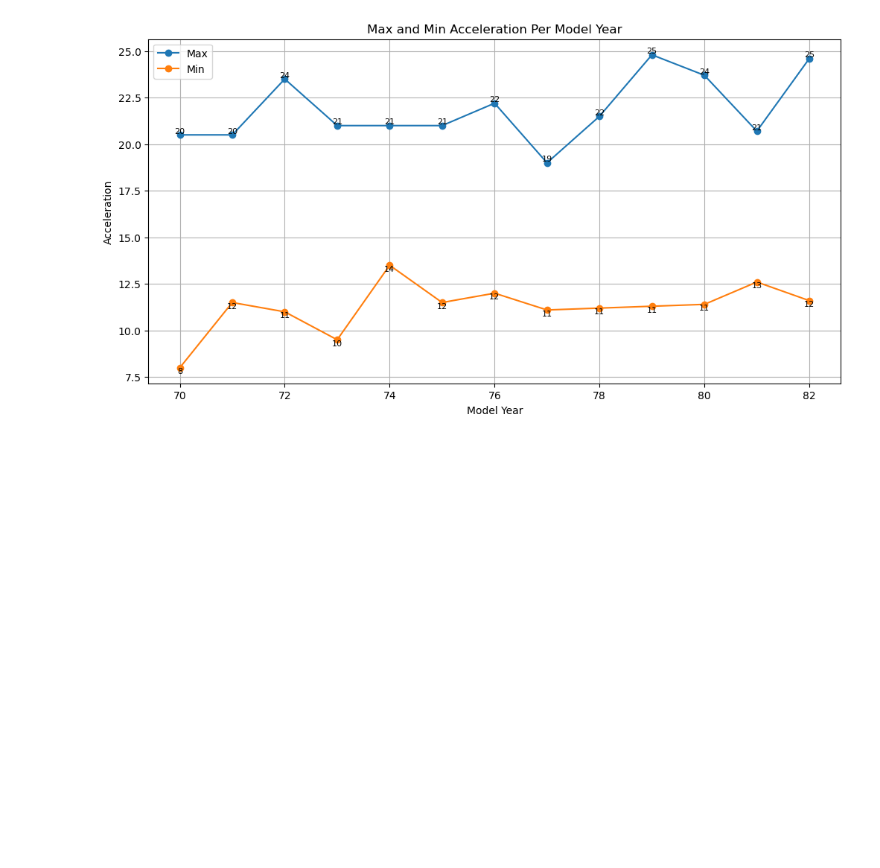
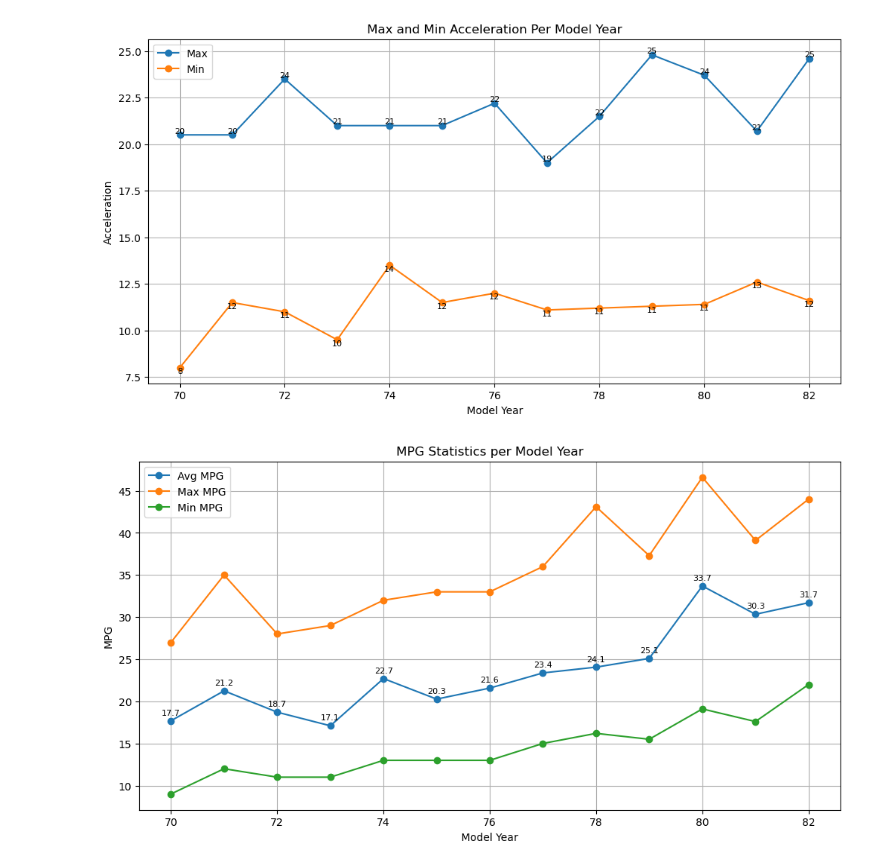
Before and after one commit to FlazeFy2/DS-Car_Information_Dataset, a Jupyter notebook: exploratory data analysis-line.ipynb, the cells around one changed output. Saved outputs shown, nothing was run; the diff lists cells and outputs as text; code cells hidden in the pictures; blank space fills up the shorter version.

Commit message:
[DS] Exploratory Data Analysis (EDA) - Line Chart MPG Stats per Model Year

```diff
--- a/exploratory data analysis-line.ipynb
+++ b/exploratory data analysis-line.ipynb
@@ -186,3 +186,41 @@ for metric in metrics:
 [figure]
 [figure]
 [figure]
+# %%
+import pandas as pd
+import statistics
+import numpy as np
+import matplotlib.pyplot as plt
+
+# Declaration
+# Exploratory Data Analysis (EDA) - Line Chart MPG Stats per Model Year
+data = pd.read_csv("Automobile.csv")
+
+# Ensure numeric
+data['mpg'] = pd.to_numeric(data['mpg'], errors='coerce')
+
+# Drop NaN
+data = data.dropna(subset=['model_year', 'mpg'])
+
+# Group by model_year and calculate stats
+grouped = data.groupby('model_year')['mpg']
+avg_mpg = grouped.mean()
+max_mpg = grouped.max()
+min_mpg = grouped.min()
+
+# Plot Line Chart
+plt.figure(figsize=(12, 6))
+plt.plot(avg_mpg.index, avg_mpg.values, marker='o', label='Avg MPG')
+plt.plot(max_mpg.index, max_mpg.values, marker='o', label='Max MPG')
+plt.plot(min_mpg.index, min_mpg.values, marker='o', label='Min MPG')
+plt.title('MPG Statistics per Model Year')
+plt.xlabel('Model Year')
+plt.ylabel('MPG')
+plt.grid(True)
+# Add Labels (only for avg to avoid clutter)
+for x, y in zip(avg_mpg.index, avg_mpg.values):
+    plt.text(x, y + 0.5, f"{y:.1f}", ha='center', va='bottom', fontsize=8)
+plt.legend()
+plt.show()
+# %% [output]
+[figure, added]
```
Also changed, not shown: 1 other file.
